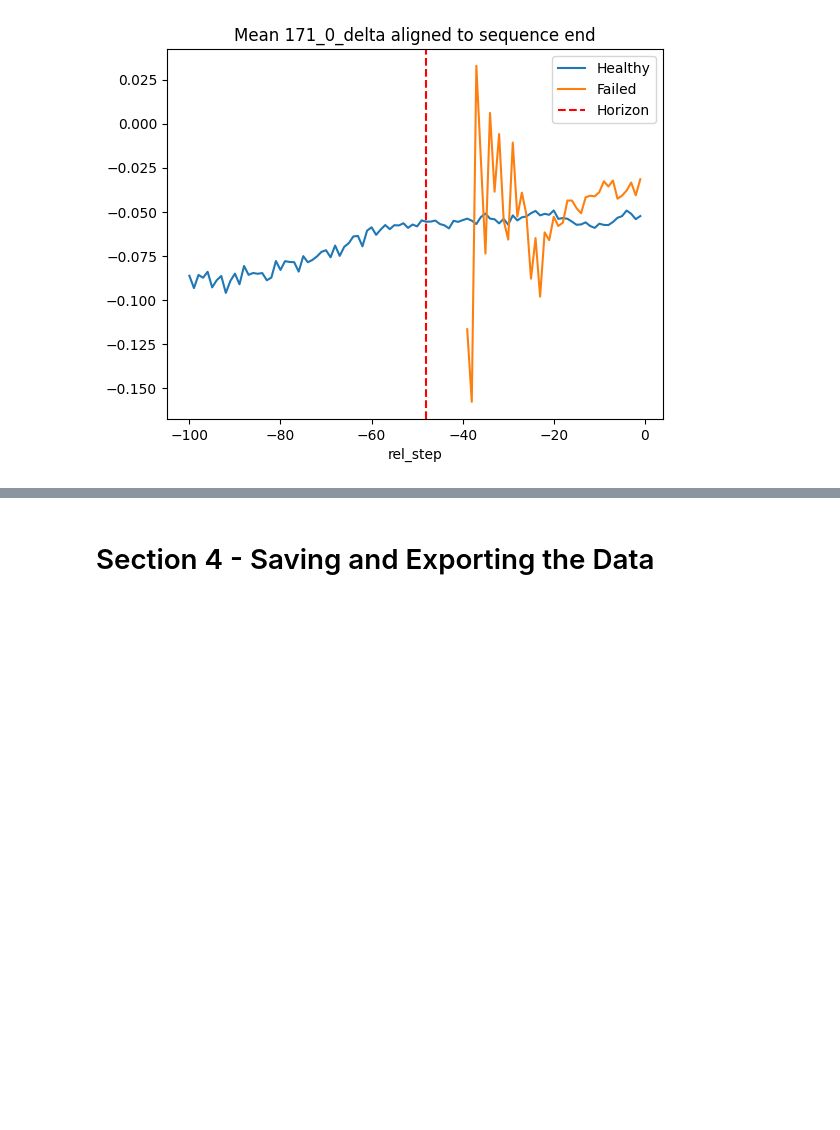
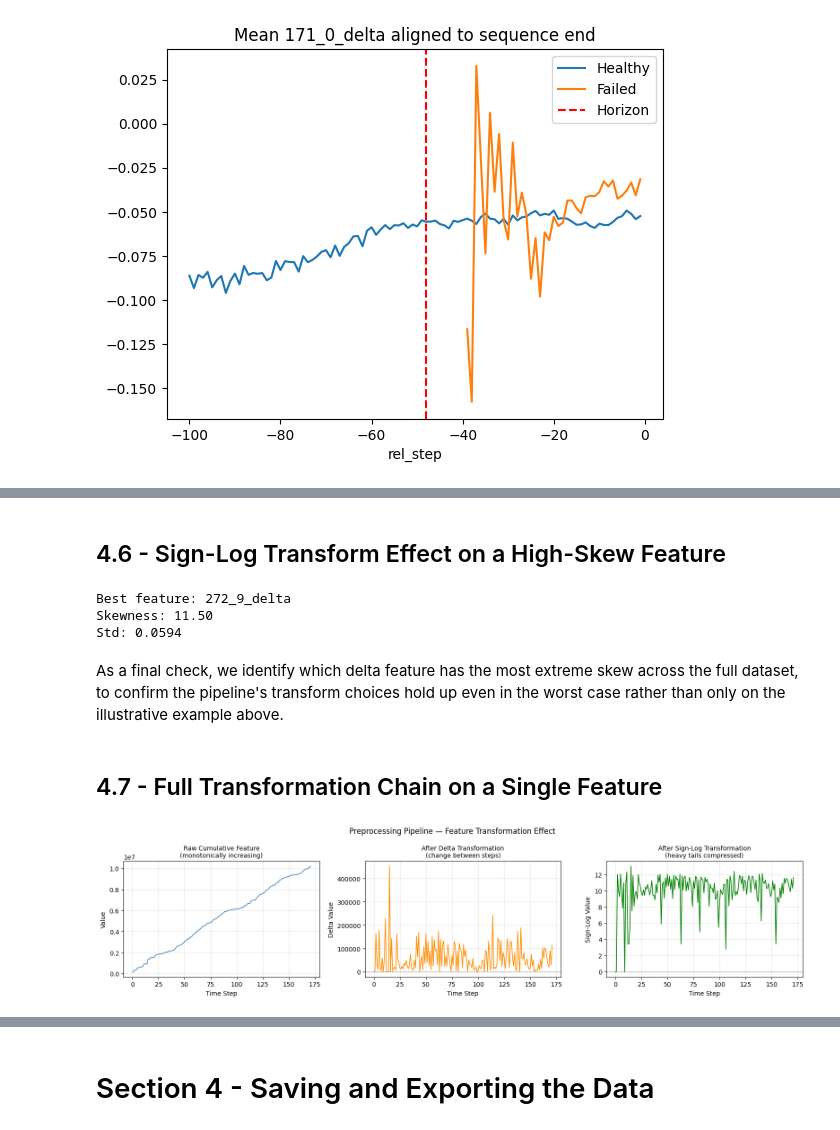
Before and after one commit to eliasLM-dev/SCANIA_Component_X, a Jupyter notebook: notebooks/data_preprocessing.ipynb, the cells around one changed output, grey strips where cells are left out. Drawn from its saved outputs; the diff is of its cells as text; code cells hidden in the pictures; blank space fills up the shorter version.

Commit message:
Clean up formalia across notebooks, add README, add verification notebook and results

```diff
--- a/notebooks/data_preprocessing.ipynb
+++ b/notebooks/data_preprocessing.ipynb
@@ -766,0 +784,68 @@ plot_class_mean(train_data, '171_0_delta')
+# %% [markdown]
+## 4.6 - Sign-Log Transform Effect on a High-Skew Feature
+# %%
+delta_cols = [c for c in train_data.columns if c.endswith('_delta')]
+
+# Find high skew AND meaningful std
+skew_vals = train_data[delta_cols].skew().abs()
+std_vals   = train_data[delta_cols].std()
+
+# Filter: std > 0.01 to exclude degenerate columns
+valid = std_vals[std_vals > 0.01].index
+best_feature = skew_vals[valid].idxmax()
+print(f"Best feature: {best_feature}")
+print(f"Skewness: {skew_vals[best_feature]:.2f}")
+print(f"Std: {std_vals[best_feature]:.4f}")
+# %% [output]
+Best feature: 272_9_delta
+Skewness: 11.50
+Std: 0.0594
+# %% [markdown]
+As a final check, we identify which delta feature has the most extreme skew across the full dataset, to confirm the pipeline's transform choices hold up even in the worst case rather than only on the illustrative example above.
+# %% [markdown]
+## 4.7 - Full Transformation Chain on a Single Feature
+# %%
+import matplotlib.pyplot as plt
+import numpy as np
+
+# Pick one representative cumulative feature
+feature = '171_0'
+raw_col  = feature
+delta_col = f'{feature}_delta'
+
+# Get one vehicle's raw data before differencing
+# Note: run this BEFORE cell 32 applies differencing, or reload raw data
+# Here we reconstruct from a single vehicle for illustration
+sample_veh = train_readouts[train_readouts['vehicle_id'] == train_readouts['vehicle_id'].unique()[0]].sort_values('time_step')
+
+raw_vals   = sample_veh[raw_col].values
+delta_vals = sample_veh[raw_col].diff().fillna(0).values
+signlog_vals = np.sign(delta_vals) * np.log1p(np.abs(delta_vals))
+
+fig, axes = plt.subplots(1, 3, figsize=(16, 4))
+
+axes[0].plot(raw_vals, color='steelblue', linewidth=1.2)
+axes[0].set_title('Raw Cumulative Feature\n(monotonically increasing)', fontsize=10)
+axes[0].set_xlabel('Time Step')
+axes[0].set_ylabel('Value')
+axes[0].grid(True, alpha=0.3)
+
+axes[1].plot(delta_vals, color='darkorange', linewidth=1.2)
+axes[1].axhline(0, color='grey', linestyle='--', linewidth=0.8)
+axes[1].set_title('After Delta Transformation\n(change between steps)', fontsize=10)
+axes[1].set_xlabel('Time Step')
+axes[1].set_ylabel('Delta Value')
+axes[1].grid(True, alpha=0.3)
+
+axes[2].plot(signlog_vals, color='green', linewidth=1.2)
+axes[2].axhline(0, color='grey', linestyle='--', linewidth=0.8)
+axes[2].set_title('After Sign-Log Transformation\n(heavy tails compressed)', fontsize=10)
+axes[2].set_xlabel('Time Step')
+axes[2].set_ylabel('Sign-Log Value')
+axes[2].grid(True, alpha=0.3)
+
+plt.suptitle('Preprocessing Pipeline — Feature Transformation Effect', fontsize=12)
+plt.tight_layout()
+plt.show()
+# %% [output]
+[figure, added]
```
Also changed, not shown: parts of 20 cells of this notebook, 9 other files.
